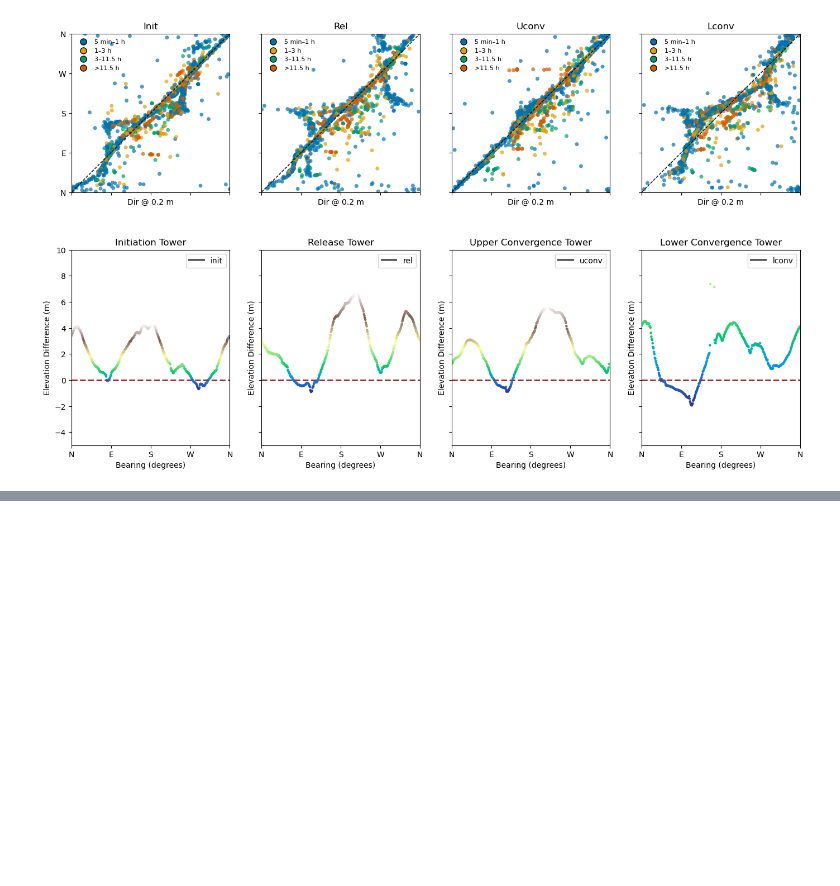
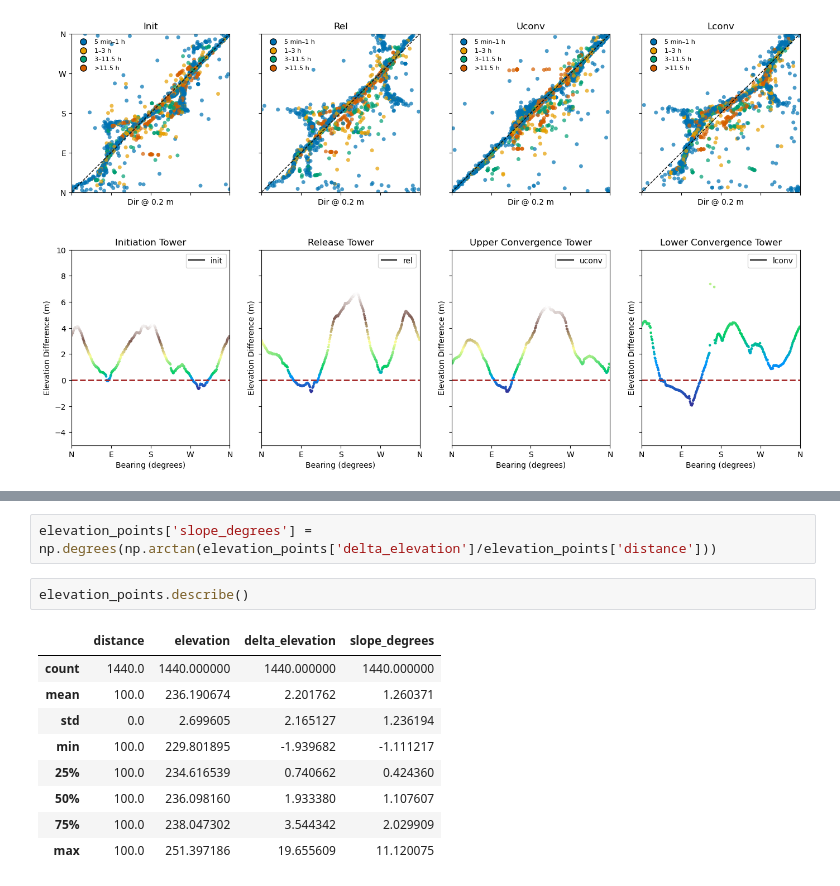
Before and after one commit to marositesUSC/SAVANT, a Jupyter notebook: topography.ipynb, the cells around one changed output, grey strips where cells are left out. Drawn from its saved outputs; the diff is of its cells as text; blank space fills up the shorter version.

```diff
--- a/topography.ipynb
+++ b/topography.ipynb
@@ -662,0 +658,14 @@ plt.show()
+# %%
+elevation_points['slope_degrees'] = np.degrees(np.arctan(elevation_points['delta_elevation']/elevation_points['distance']))
+# %%
+elevation_points.describe()
+# %% [output]
+|  | distance | elevation | delta_elevation | slope_degrees |
+| count | 1440.0 | 1440.000000 | 1440.000000 | 1440.000000 |
+| mean | 100.0 | 236.190674 | 2.201762 | 1.260371 |
+| std | 0.0 | 2.699605 | 2.165127 | 1.236194 |
+| min | 100.0 | 229.801895 | -1.939682 | -1.111217 |
+| 25% | 100.0 | 234.616539 | 0.740662 | 0.424360 |
+| 50% | 100.0 | 236.098160 | 1.933380 | 1.107607 |
+| 75% | 100.0 | 238.047302 | 3.544342 | 2.029909 |
+| max | 100.0 | 251.397186 | 19.655609 | 11.120075 |
```
Also changed, not shown: parts of 8 cells of this notebook.
